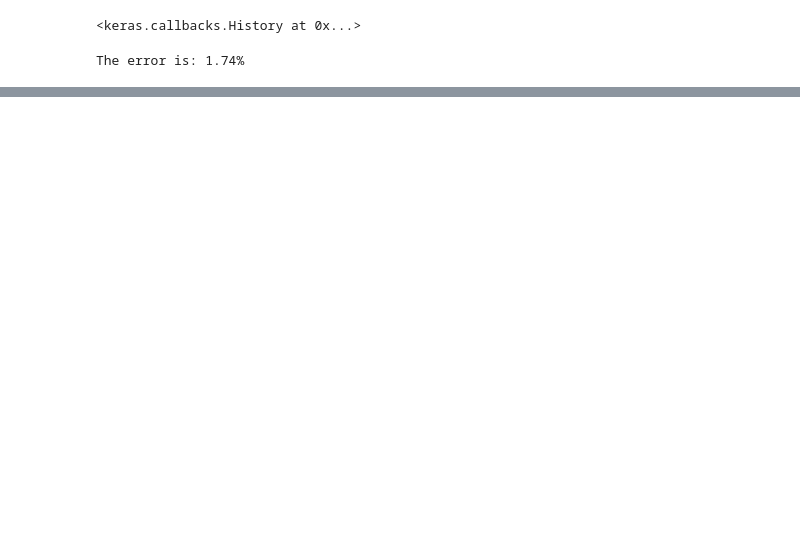
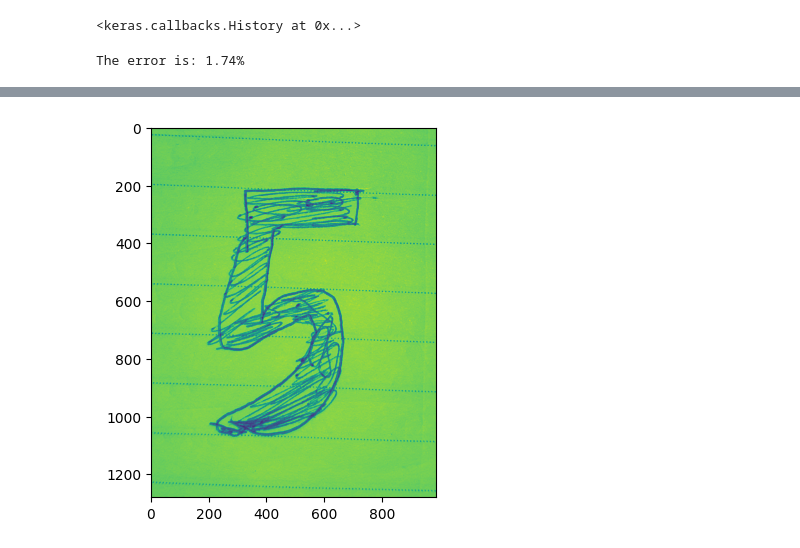
Before and after one commit to ahmadalfrehan/detect-handwritten-image-ai, a Jupyter notebook: detect-handwrittenimages-ai.ipynb, the cells around one changed output, grey strips where cells are left out. Saved outputs shown, nothing was run; the diff lists cells and outputs as text; code cells hidden in the pictures; blank space fills up the shorter version.

```diff
--- a/detect-handwrittenimages-ai.ipynb
+++ b/detect-handwrittenimages-ai.ipynb
@@ -71,6 +73,8 @@ The error is: 1.74%
 from PIL import Image
 
 input_image = Image.open('s.jpg').convert('L')  # Convert to grayscale
+plt.plot()
+plt.imshow(input_image)
 input_image = input_image.resize((28, 28))  # Resize to 28x28 pixels
 input_image = np.array(input_image)  # Convert to numpy array
 
@@ -90 +94,2 @@ print("Predicted digit:", predicted_digit)
 Predicted digit: 5
+[figure, added]
```
Also changed, not shown: parts of 2 cells of this notebook.
